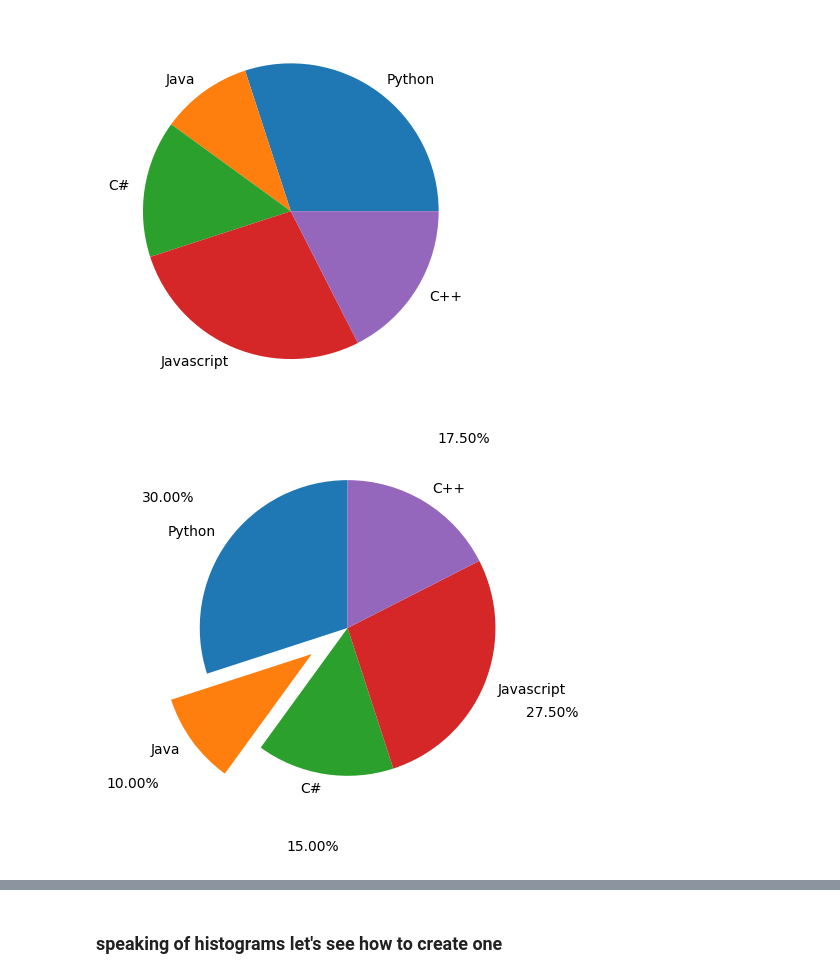
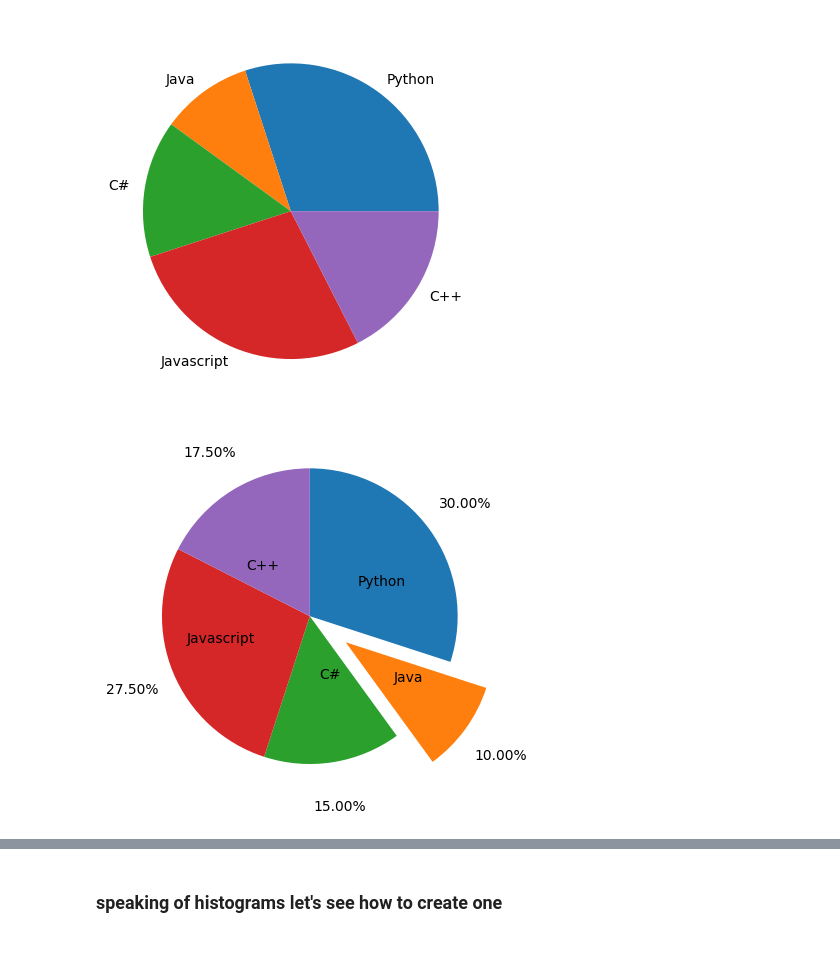
Before and after one commit to macc72/matplotlib_journey, a Jupyter notebook: MatplotlibStarter.ipynb, the cells around one changed output, grey strips where cells are left out. Saved outputs shown, nothing was run; the diff lists cells and outputs as text; code cells hidden in the pictures; blank space fills up the shorter version.

```diff
--- a/MatplotlibStarter.ipynb
+++ b/MatplotlibStarter.ipynb
@@ -214,16 +214,18 @@ plt.show()
 # %%
 # same pie with modifiacitons
 
 langs = ['Python', 'Java', 'C#', 'Javascript', 'C++']
 votes = [60, 20, 30, 55, 35]
 explodes= [0, 0.3, 0, 0, 0]
 
-plt.pie(votes, labels= langs, # instead of x and y in pie chart we have; amount and categories(labels)
-        explode= explodes,    # this pulls out the segment from the center
-        autopct= "%.2f%%",    # I still don't get this format but I roll with it
-        pctdistance= 1.5,     # if we don't want the percentages in the middle
-        startangle= 90        # what angle to start the first segment
+plt.pie(votes, labels= langs,  # instead of x and y in pie chart we have; amount and categories(labels)
+        explode= explodes,     # this pulls out the segment from the center
+        autopct= "%.2f%%",     # I still don't get this format but I roll with it
+        pctdistance= 1.3,      # distanec of percentages from the middle
+        labeldistance= 0.4,    # distanec of labels from the middle
+        startangle= 90,        # what angle to start the first segment
+        counterclock=False    # self explainatory :)
        )
 plt.show()
 # %% [output]
-[figure, old version]
+[figure, new version]
```
Also changed, not shown: parts of 4 cells of this notebook.
